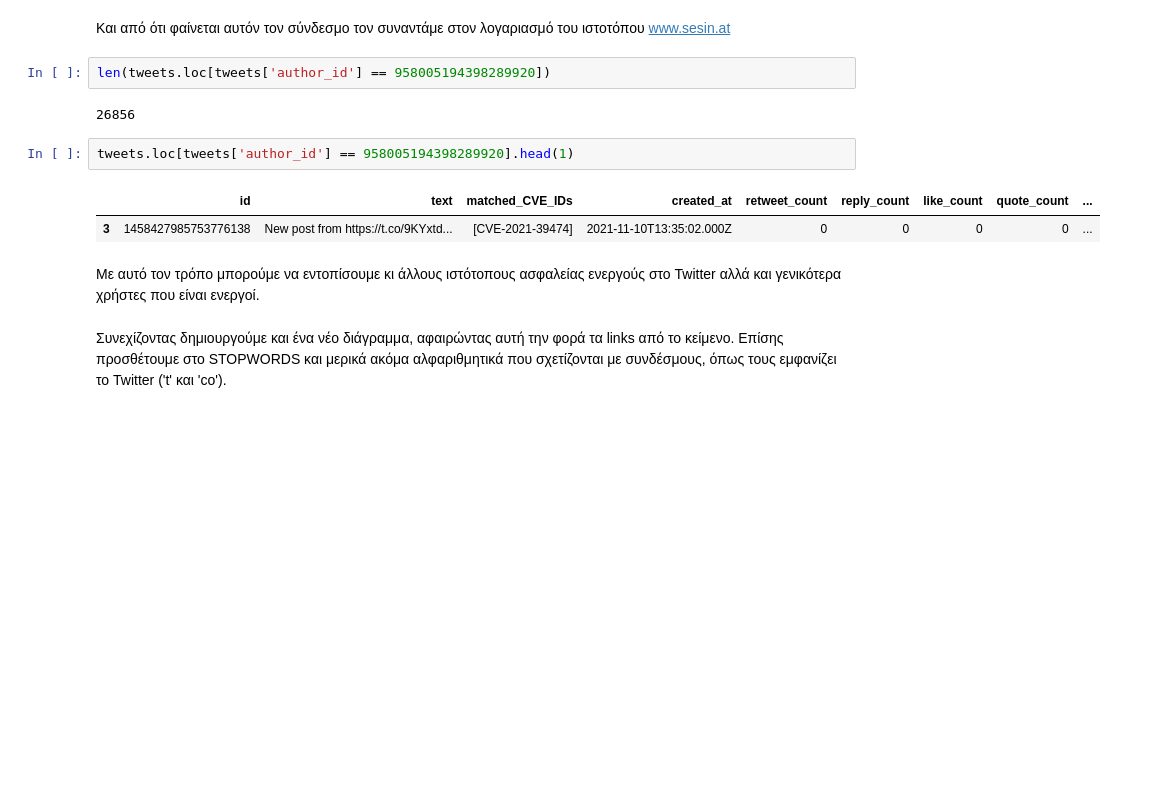
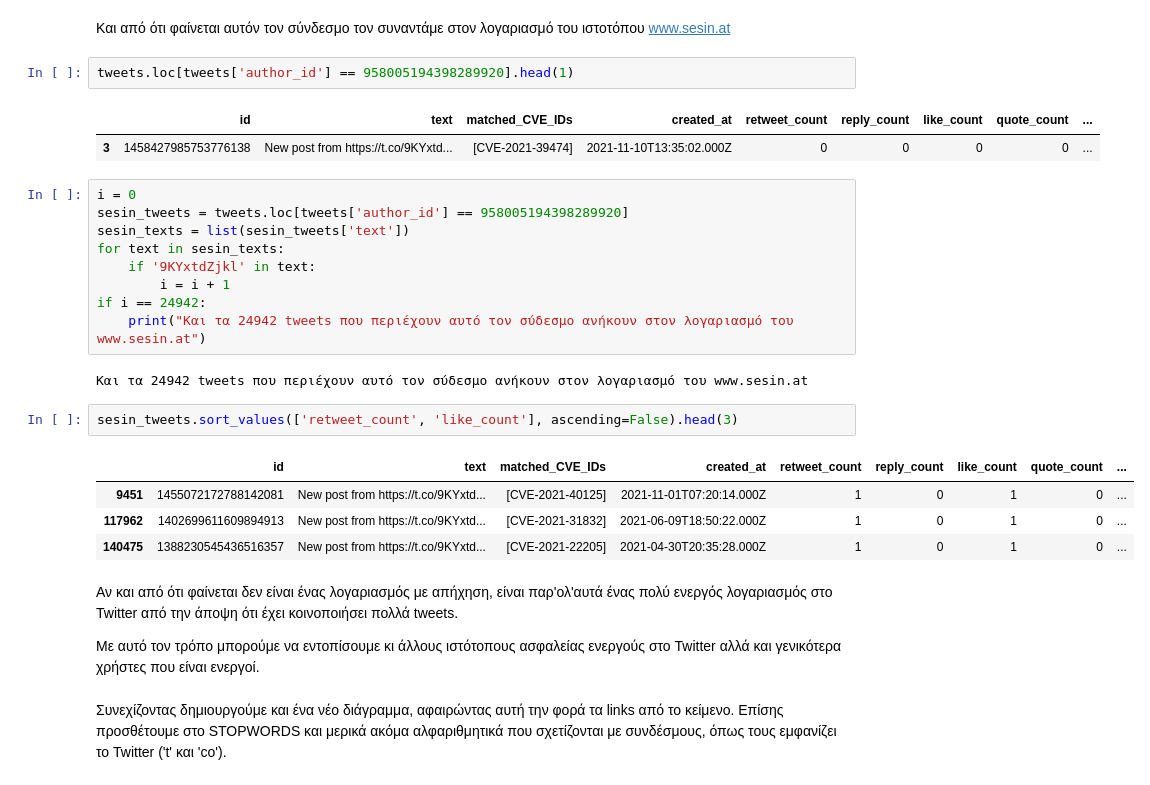
Before and after one commit to terilias/Research-of-interest-and-popularity-about-Software-Vulnerabilities-on-Twitter, a Jupyter notebook: 4. Σημειωματάριο τέταρτο- Ξεκινώντας την ανάλυση.ipynb, the cells around one changed output. Drawn from its saved outputs; the diff is of its cells as text; blank space fills up the shorter version.

```diff
--- a/4. Σημειωματάριο τέταρτο- Ξεκινώντας την ανάλυση.ipynb
+++ b/4. Σημειωματάριο τέταρτο- Ξεκινώντας την ανάλυση.ipynb
@@ -178,16 +182,32 @@ print("Συνολικά", j, "tweets περιέχουν αυτόν τον υπε
 Συνολικά 24942 tweets περιέχουν αυτόν τον υπερσύνδεσμο!
 # %% [markdown]
 Και από ότι φαίνεται αυτόν τον σύνδεσμο τον συναντάμε στον λογαριασμό του ιστοτόπου www.sesin.at
-# %%
-len(tweets.loc[tweets['author_id'] == 958005194398289920])
-# %% [output]
-26856
 # %%
 tweets.loc[tweets['author_id'] == 958005194398289920].head(1)
 # %% [output]
 |  | id | text | matched_CVE_IDs | created_at | retweet_count | reply_count | like_count | quote_count | ... |
 | 3 | 1458427985753776138 | New post from https://t.co/9KYxtd... | [CVE-2021-39474] | 2021-11-10T13:35:02.000Z | 0 | 0 | 0 | 0 | ... |
+# %%
+i = 0
+sesin_tweets = tweets.loc[tweets['author_id'] == 958005194398289920]
+sesin_texts = list(sesin_tweets['text'])
+for text in sesin_texts:
+    if '9KYxtdZjkl' in text:
+        i = i + 1
+if i == 24942:
+    print("Και τα 24942 tweets που περιέχουν αυτό τον σύδεσμο ανήκουν στον λογαριασμό του www.sesin.at")
+# %% [output]
+Και τα 24942 tweets που περιέχουν αυτό τον σύδεσμο ανήκουν στον λογαριασμό του www.sesin.at
+# %%
+sesin_tweets.sort_values(['retweet_count', 'like_count'], ascending=False).head(3)
+# %% [output]
+|  | id | text | matched_CVE_IDs | created_at | retweet_count | reply_count | like_count | quote_count | ... |
+| 9451 | 1455072172788142081 | New post from https://t.co/9KYxtd... | [CVE-2021-40125] | 2021-11-01T07:20:14.000Z | 1 | 0 | 1 | 0 | ... |
+| 117962 | 1402699611609894913 | New post from https://t.co/9KYxtd... | [CVE-2021-31832] | 2021-06-09T18:50:22.000Z | 1 | 0 | 1 | 0 | ... |
+| 140475 | 1388230545436516357 | New post from https://t.co/9KYxtd... | [CVE-2021-22205] | 2021-04-30T20:35:28.000Z | 1 | 0 | 1 | 0 | ... |
 # %% [markdown]
+Αν και από ότι φαίνεται δεν είναι ένας λογαριασμός με απήχηση, είναι παρ'ολ'αυτά ένας πολύ ενεργός λογαριασμός στο Twitter από την άποψη ότι έχει κοινοποιήσει πολλά tweets.
+
 Με αυτό τον τρόπο μπορούμε να εντοπίσουμε κι άλλους ιστότοπους ασφαλείας ενεργούς στο Twitter αλλά και γενικότερα χρήστες που είναι ενεργοί.
 # %% [markdown]
 Συνεχίζοντας δημιουργούμε και ένα νέο διάγραμμα, αφαιρώντας αυτή την φορά τα links από το κείμενο. Επίσης προσθέτουμε στο STOPWORDS και μερικά ακόμα αλφαριθμητικά που σχετίζονται με συνδέσμους, όπως τους εμφανίζει το Twitter ('t' και 'co').
```
Also changed, not shown: parts of 13 cells of this notebook.
